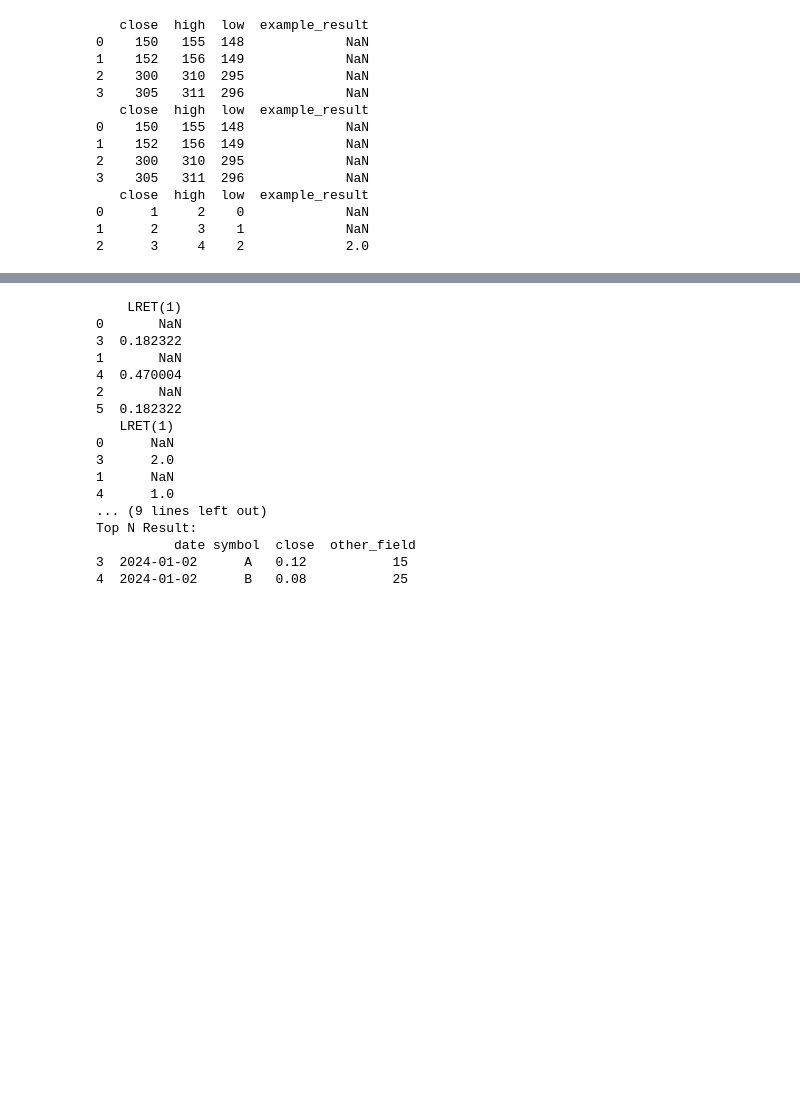
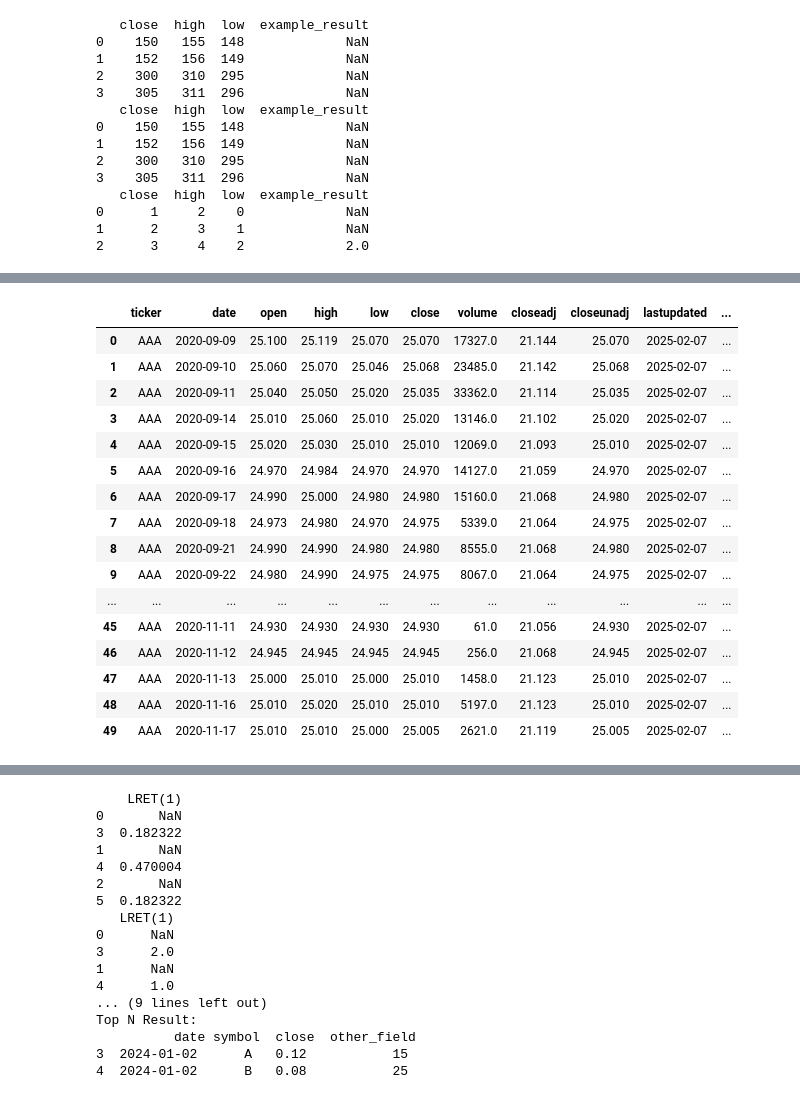
Before and after one commit to ghumphr/stockmodels, a Jupyter notebook: SharadarTechnicalAnalysis.ipynb, the cells around one changed output, grey strips where cells are left out. Saved outputs shown, nothing was run; the diff lists cells and outputs as text; code cells hidden in the pictures; blank space fills up the shorter version.

```diff
--- a/SharadarTechnicalAnalysis.ipynb
+++ b/SharadarTechnicalAnalysis.ipynb
@@ -807,11 +830,11 @@ def do_calculate_rvwap(df: pd.DataFrame, length: int) -> pd.DataFrame:
     vwap = rolling_typical_price_x_volume / rolling_volume
     return pd.DataFrame({f"RVWAP({length})": vwap.values}, index=df.index)
 
-calculate_sma = functools.partial(calculate_indicator_by_symbol, indicator_function=do_calculate_sma)
-calculate_rsi = functools.partial(calculate_indicator_by_symbol, indicator_function=do_calculate_rsi)
-calculate_macd = functools.partial(calculate_indicator_by_symbol, indicator_function=do_calculate_macd)
-calculate_bollinger_bands = functools.partial(calculate_indicator_by_symbol, indicator_function=do_calculate_bollinger_bands)
-calculate_rvwap = functools.partial(calculate_indicator_by_symbol, indicator_function=do_calculate_rvwap)
+calculate_sma = functools.partial(calculate_indicator_by, field="symbol",indicator_function=do_calculate_sma)
+calculate_rsi = functools.partial(calculate_indicator_by, field="symbol",indicator_function=do_calculate_rsi)
+calculate_macd = functools.partial(calculate_indicator_by, field="symbol",indicator_function=do_calculate_macd)
+calculate_bollinger_bands = functools.partial(calculate_indicator_by, field="symbol",indicator_function=do_calculate_bollinger_bands)
+calculate_rvwap = functools.partial(calculate_indicator_by, field="symbol",indicator_function=do_calculate_rvwap)
 
 
 # Example usage
@@ -839,29 +862,7 @@ factory.register(FunctionDefinition("BB", {"length": bb_length_param, "std_dev":
 vwap_length_param = ParameterType("integer", min_val=1, max_val=200, default=20)
 factory.register(FunctionDefinition("RVWAP", {"length": vwap_length_param}, calculate_rvwap))
 
-
-data = {
-    'date': ['2024-01-01', '2024-01-02', '2024-01-03', '2024-01-04', '2024-01-05', '2024-01-06', '2024-01-07', '2024-01-08', '2024-01-09', '2024-01-10',
-             '2024-01-11', '2024-01-12', '2024-01-13', '2024-01-14', '2024-01-15', '2024-01-16', '2024-01-17', '2024-01-18', '2024-01-19', '2024-01-20',
-             '2024-01-21', '2024-01-22', '2024-01-23', '2024-01-24', '2024-01-25', '2024-01-26', '2024-01-27', '2024-01-28', '2024-01-29', '2024-01-30'],
-    'symbol': ['ABC', 'ABC', 'ABC', 'ABC', 'ABC', 'ABC', 'ABC', 'ABC', 'ABC', 'ABC',
-               'ABC', 'ABC', 'ABC', 'ABC', 'ABC', 'ABC', 'ABC', 'ABC', 'ABC', 'ABC',
-               'ABC', 'ABC', 'ABC', 'ABC', 'ABC', 'ABC', 'ABC', 'ABC', 'ABC', 'ABC'],
-    'close': [150.25, 152.75, 151.50, 153.00, 154.25, 153.75, 155.00, 156.50, 155.25, 157.00,
-              158.25, 159.75, 158.50, 160.00, 161.25, 160.75, 162.00, 163.50, 162.25, 164.00,
-              165.25, 166.75, 165.50, 167.00, 168.25, 167.75, 169.00, 170.50, 169.25, 171.00],
-    'volume': [100000, 120000, 80000, 90000, 110000, 100000, 150000, 160000, 130000, 110000,
-               120000, 140000, 90000, 100000, 130000, 110000, 160000, 170000, 140000, 120000,
-               130000, 150000, 100000, 110000, 140000, 120000, 170000, 180000, 150000, 130000],
-    'high': [152.50, 155.00, 153.75, 155.25, 156.50, 156.00, 157.25, 158.75, 157.50, 159.25,
-             160.50, 162.00, 160.75, 162.25, 163.50, 163.00, 164.25, 165.75, 165.50, 167.25,
-             168.50, 170.00, 168.75, 170.25, 171.50, 171.00, 172.25, 173.75, 173.50, 175.25],
-    'low': [148.00, 150.50, 149.25, 150.75, 152.00, 151.50, 152.75, 154.25, 153.00, 154.75,
-            156.00, 157.50, 156.25, 157.75, 159.00, 158.50, 159.75, 161.25, 160.00, 161.75,
-            163.00, 164.50, 163.25, 164.75, 166.00, 165.50, 166.75, 168.25, 167.00, 168.75]
-}
-
-df = pd.DataFrame(data)  # No index
+df = sharadar_etfs
 
 # Calculate indicators
 
@@ -914,3 +917,23 @@ calculate_sma(df, 5)
+# %%
+display(df.head(50))
+# %% [output]
+|  | ticker | date | open | high | low | close | volume | closeadj | closeunadj | lastupdated | ... |
+| 0 | AAA | 2020-09-09 | 25.100 | 25.119 | 25.070 | 25.070 | 17327.0 | 21.144 | 25.070 | 2025-02-07 | ... |
+| 1 | AAA | 2020-09-10 | 25.060 | 25.070 | 25.046 | 25.068 | 23485.0 | 21.142 | 25.068 | 2025-02-07 | ... |
+| 2 | AAA | 2020-09-11 | 25.040 | 25.050 | 25.020 | 25.035 | 33362.0 | 21.114 | 25.035 | 2025-02-07 | ... |
+| 3 | AAA | 2020-09-14 | 25.010 | 25.060 | 25.010 | 25.020 | 13146.0 | 21.102 | 25.020 | 2025-02-07 | ... |
+| 4 | AAA | 2020-09-15 | 25.020 | 25.030 | 25.010 | 25.010 | 12069.0 | 21.093 | 25.010 | 2025-02-07 | ... |
+| 5 | AAA | 2020-09-16 | 24.970 | 24.984 | 24.970 | 24.970 | 14127.0 | 21.059 | 24.970 | 2025-02-07 | ... |
+| 6 | AAA | 2020-09-17 | 24.990 | 25.000 | 24.980 | 24.980 | 15160.0 | 21.068 | 24.980 | 2025-02-07 | ... |
+| 7 | AAA | 2020-09-18 | 24.973 | 24.980 | 24.970 | 24.975 | 5339.0 | 21.064 | 24.975 | 2025-02-07 | ... |
+| 8 | AAA | 2020-09-21 | 24.990 | 24.990 | 24.980 | 24.980 | 8555.0 | 21.068 | 24.980 | 2025-02-07 | ... |
+| 9 | AAA | 2020-09-22 | 24.980 | 24.990 | 24.975 | 24.975 | 8067.0 | 21.064 | 24.975 | 2025-02-07 | ... |
+| ... | ... | ... | ... | ... | ... | ... | ... | ... | ... | ... | ... |
+| 45 | AAA | 2020-11-11 | 24.930 | 24.930 | 24.930 | 24.930 | 61.0 | 21.056 | 24.930 | 2025-02-07 | ... |
+| 46 | AAA | 2020-11-12 | 24.945 | 24.945 | 24.945 | 24.945 | 256.0 | 21.068 | 24.945 | 2025-02-07 | ... |
+| 47 | AAA | 2020-11-13 | 25.000 | 25.010 | 25.000 | 25.010 | 1458.0 | 21.123 | 25.010 | 2025-02-07 | ... |
+| 48 | AAA | 2020-11-16 | 25.010 | 25.020 | 25.010 | 25.010 | 5197.0 | 21.123 | 25.010 | 2025-02-07 | ... |
+| 49 | AAA | 2020-11-17 | 25.010 | 25.010 | 25.000 | 25.005 | 2621.0 | 21.119 | 25.005 | 2025-02-07 | ... |
 # %%
 def do_calculate_atr(df, length):
     """Calculates Average True Range (ATR)."""
```
Also changed, not shown: parts of 18 cells of this notebook.
